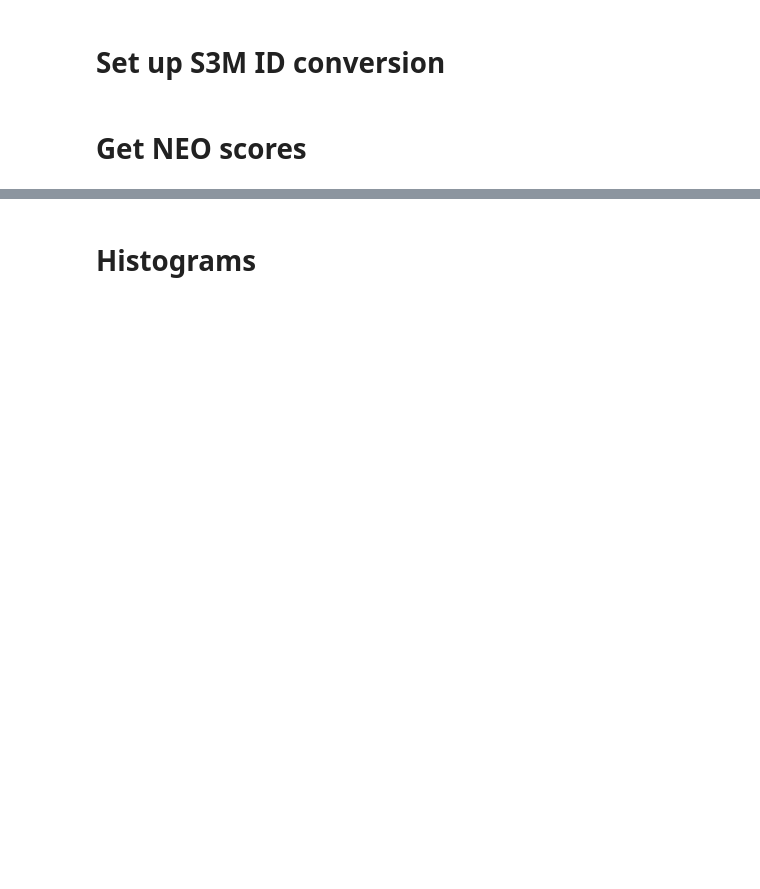
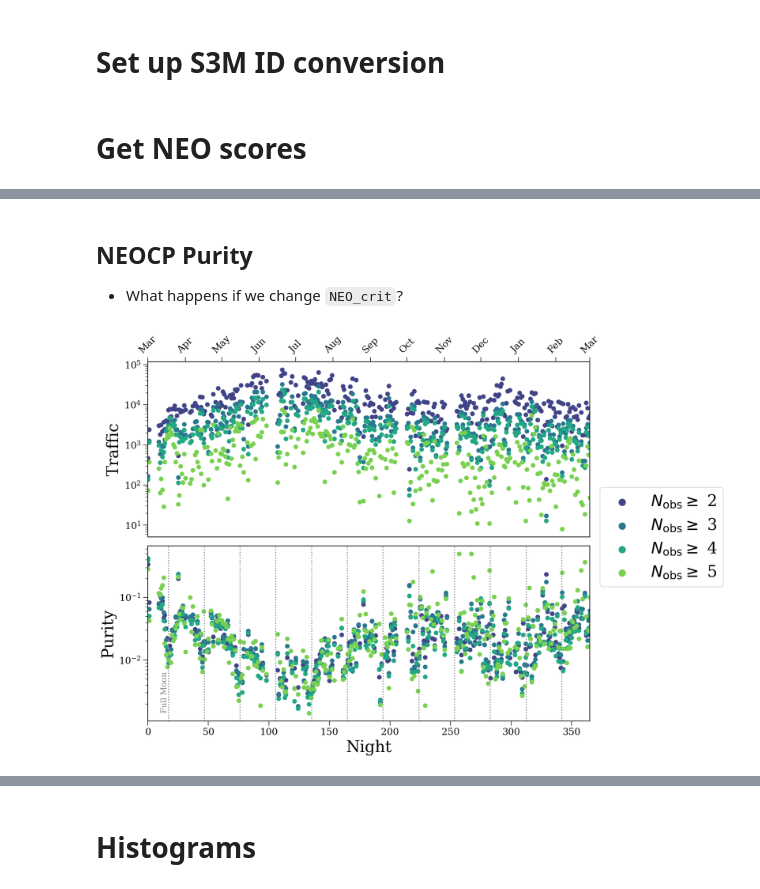
Before and after one commit to dirac-institute/hybrid_sso_catalogue, a Jupyter notebook: neocp/digest2_attempts.ipynb, the cells around one changed output, grey strips where cells are left out. Saved outputs shown, nothing was run; the diff lists cells and outputs as text; code cells hidden in the pictures; blank space fills up the shorter version.

```diff
--- a/neocp/digest2_attempts.ipynb
+++ b/neocp/digest2_attempts.ipynb
@@ -55,0 +150,15 @@ plt.show()
+# %%
+total_traffic = np.zeros_like(nights)
+for i in nights:
+    if neo_scores[i] is not None:
+        total_traffic[i] = len(neo_scores[i][neo_scores[i] >= 65]) + len(mba_scores[i][mba_scores[i] >= 65])
+# %% [markdown]
+## NEOCP Purity
+- What happens if we change `NEO_crit`?
+# %%
+nights = np.arange(377)
+n_obs_list = [2, 3, 4, 5]
+# %%
+total_traffic = neo_counts + mba_counts
+# %%
+purity = neo_counts / total_traffic
@@ -55,0 +175,53 @@ plt.show()
+# %%
+fig, axes = plt.subplots(2, 1, figsize=(12, 10))
+fig.subplots_adjust(hspace=0.05)
+
+colours = [plt.get_cmap("viridis", 6)(i + 1) for i in range(len(n_obs_list))]
+
+for i in range(len(n_obs_list)):
+    nonzero = total_traffic.T[i] > 0
+    axes[0].scatter(nights[nonzero], total_traffic.T[i][nonzero],
+                    label=fr"$N_{{\rm obs}} \geq$ {n_obs_list[i]}", color=colours[i])
+axes[0].set_ylabel("Traffic")
+axes[0].set_yscale("log")
+
+for i in range(len(n_obs_list)):
+    nonzero = total_traffic.T[i] > 0
+    axes[1].scatter(nights[nonzero], purity.T[i][nonzero], color=colours[i])
+axes[1].set_yscale("log")
+axes[1].set_xlabel("Night")
+axes[1].set_ylabel("Purity")
+
+# moon lines
+for i in range(13):
+    axes[1].axvline(17 + 29.53 * i, color="grey", linestyle="dotted")
+axes[1].annotate("Full Moon", xy=(17, 0.0015), rotation=90, color="grey", ha="right", fontsize=0.5*fs)
+
+labels = ["March", "April", "May", "June", "July", "August", "September",
+          "October", "November", "December", "January", "February", "March"]
+labels_short = [label[:3] for label in labels]
+days = [0 for label in labels]
+for i, month in enumerate(range(3, 16)):
+    act_month, year = month % 12, month // 12
+    if act_month == 0:
+        act_month = 12
+        year = 0
+    days[i] = (date(2022 + year, act_month, 1) - date(2022, 3, 1)).days
+
+
+axes[0].xaxis.tick_top()
+axes[0].xaxis.set_label_position('top')
+
+axes[0].set_xticks(days)
+axes[0].set_xticklabels(labels_short, rotation=45)
+
+for ax in axes:
+    ax.set_xlim(0, 365)
+
+leg = axes[0].legend(loc="center right", bbox_to_anchor=(1.32, 0))
+for legobj in leg.legendHandles:
+    legobj.set_linewidth(5.0)
+
+plt.show()
+# %% [output]
+[figure, added]
```
Also changed, not shown: parts of 58 cells of this notebook.
